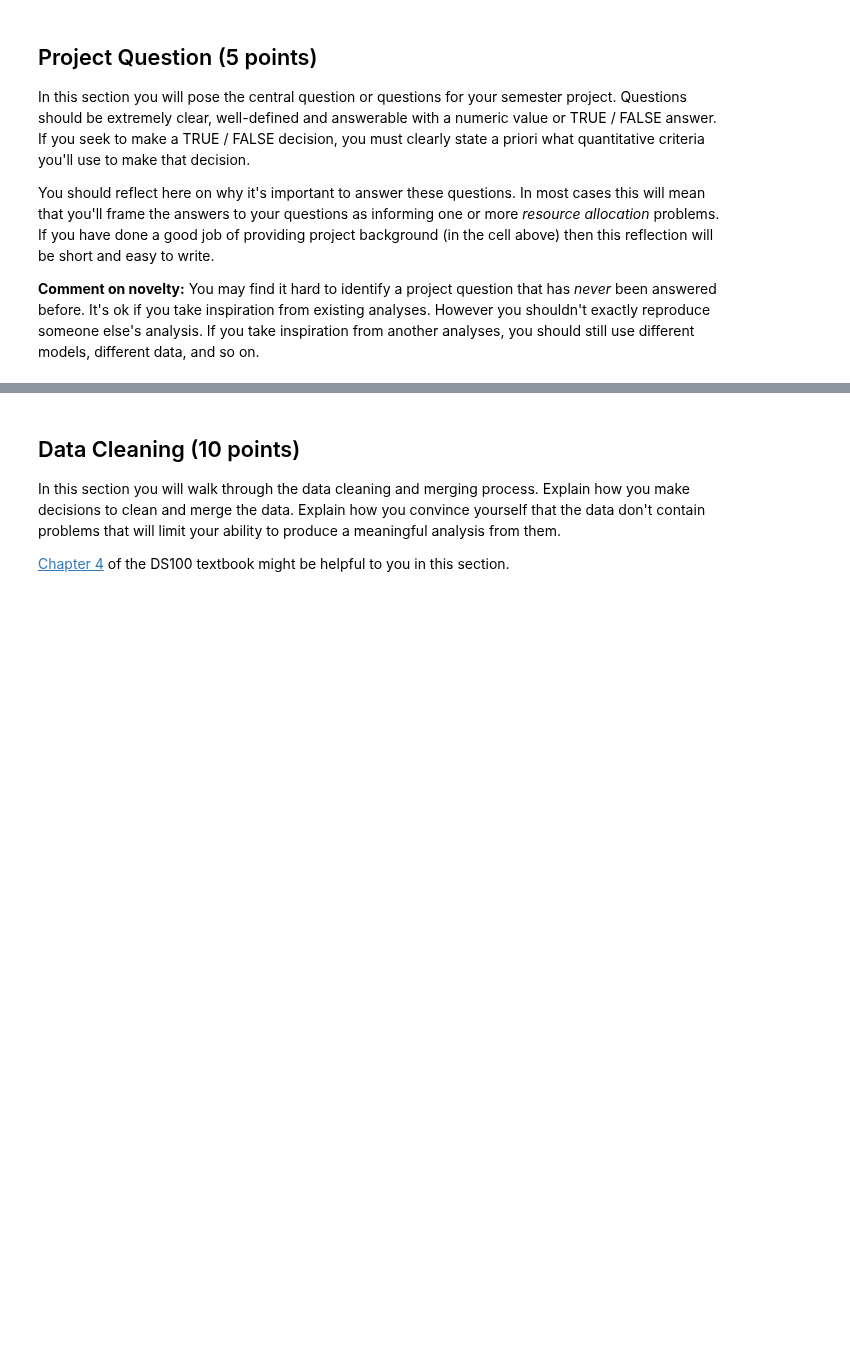
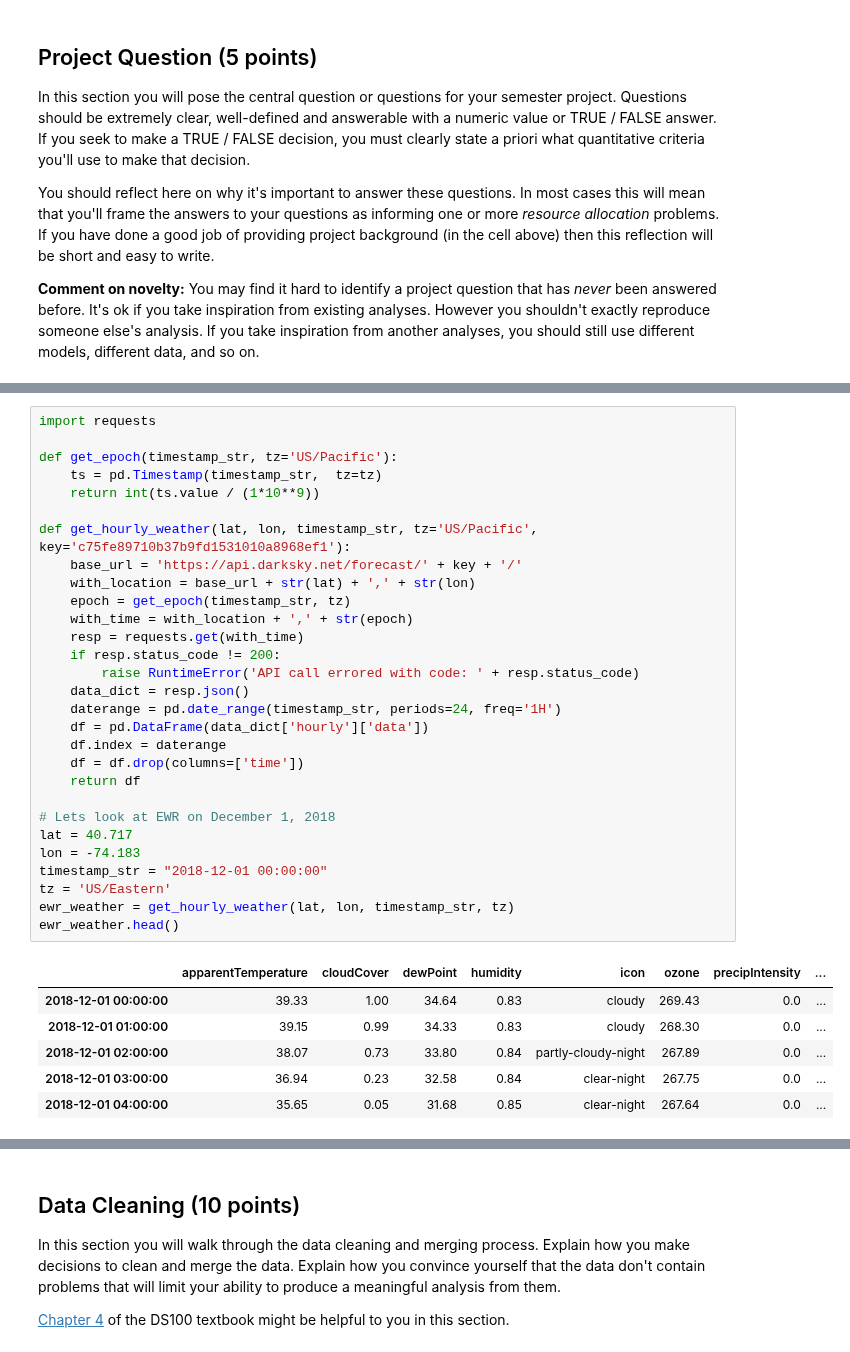
Before and after one commit to jackcsullivan/ER190C_final_proj, a Jupyter notebook: FinalProject.ipynb, the cells around one changed output, grey strips where cells are left out. Saved outputs shown, nothing was run; the diff lists cells and outputs as text; blank space fills up the shorter version.

```diff
--- a/FinalProject.ipynb
+++ b/FinalProject.ipynb
@@ -73,0 +131,36 @@ Here you will provide an initial description of your data sets, including:
+# %%
+import requests
+
+def get_epoch(timestamp_str, tz='US/Pacific'):
+    ts = pd.Timestamp(timestamp_str,  tz=tz)
+    return int(ts.value / (1*10**9))
+
+def get_hourly_weather(lat, lon, timestamp_str, tz='US/Pacific', key='c75fe89710b37b9fd1531010a8968ef1'):
+    base_url = 'https://api.darksky.net/forecast/' + key + '/'
+    with_location = base_url + str(lat) + ',' + str(lon)
+    epoch = get_epoch(timestamp_str, tz)
+    with_time = with_location + ',' + str(epoch)
+    resp = requests.get(with_time)
+    if resp.status_code != 200:
+        raise RuntimeError('API call errored with code: ' + resp.status_code)
+    data_dict = resp.json()
+    daterange = pd.date_range(timestamp_str, periods=24, freq='1H')
+    df = pd.DataFrame(data_dict['hourly']['data'])
+    df.index = daterange
+    df = df.drop(columns=['time'])
+    return df
+
+# Lets look at EWR on December 1, 2018
+lat = 40.717
+lon = -74.183
+timestamp_str = "2018-12-01 00:00:00"
+tz = 'US/Eastern'
+ewr_weather = get_hourly_weather(lat, lon, timestamp_str, tz)
+ewr_weather.head()
+# %% [output]
+|  | apparentTemperature | cloudCover | dewPoint | humidity | icon | ozone | precipIntensity | ... |
+| 2018-12-01 00:00:00 | 39.33 | 1.00 | 34.64 | 0.83 | cloudy | 269.43 | 0.0 | ... |
+| 2018-12-01 01:00:00 | 39.15 | 0.99 | 34.33 | 0.83 | cloudy | 268.30 | 0.0 | ... |
+| 2018-12-01 02:00:00 | 38.07 | 0.73 | 33.80 | 0.84 | partly-cloudy-night | 267.89 | 0.0 | ... |
+| 2018-12-01 03:00:00 | 36.94 | 0.23 | 32.58 | 0.84 | clear-night | 267.75 | 0.0 | ... |
+| 2018-12-01 04:00:00 | 35.65 | 0.05 | 31.68 | 0.85 | clear-night | 267.64 | 0.0 | ... |
```
Also changed, not shown: parts of 13 cells of this notebook, 6 other files.
